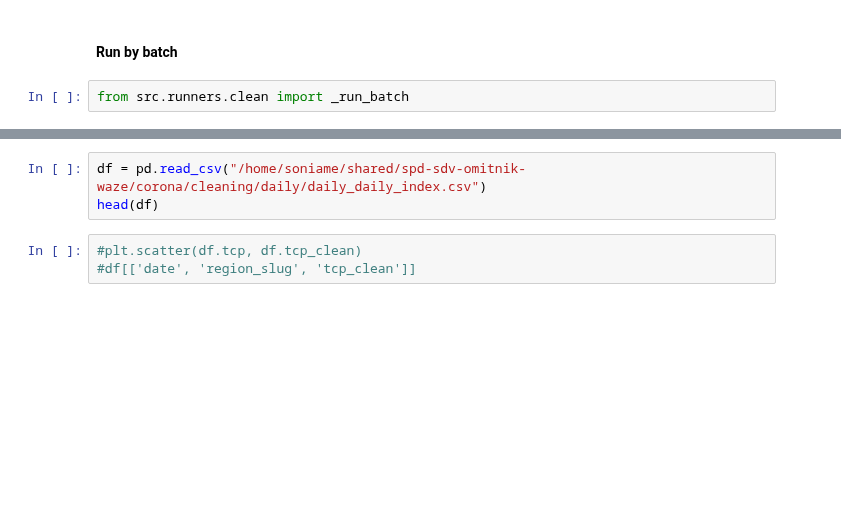
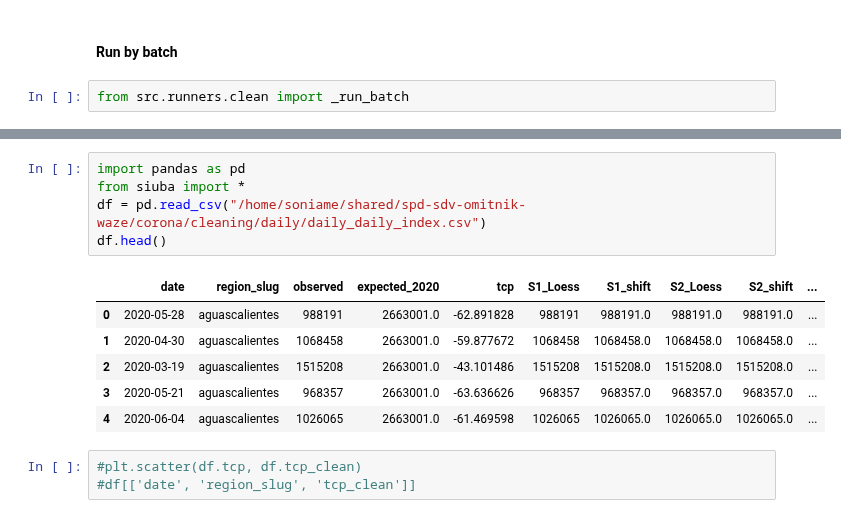
Before and after one commit to EL-BID/IDB-IDB-Invest-Coronavirus-Impact-Dashboard, a Jupyter notebook: notebooks/cleaning_observed_ts_city.ipynb, the cells around one changed output, grey strips where cells are left out. Saved outputs shown, nothing was run; the diff lists cells and outputs as text; blank space fills up the shorter version.

```diff
--- a/notebooks/cleaning_observed_ts_city.ipynb
+++ b/notebooks/cleaning_observed_ts_city.ipynb
@@ -195,6 +214,15 @@ belohorizonte
 # %%
+import pandas as pd
+from siuba import *
 df = pd.read_csv("/home/soniame/shared/spd-sdv-omitnik-waze/corona/cleaning/daily/daily_daily_index.csv")
-head(df)
+df.head()
+# %% [output]
+|  | date | region_slug | observed | expected_2020 | tcp | S1_Loess | S1_shift | S2_Loess | S2_shift | ... |
+| 0 | 2020-05-28 | aguascalientes | 988191 | 2663001.0 | -62.891828 | 988191 | 988191.0 | 988191.0 | 988191.0 | ... |
+| 1 | 2020-04-30 | aguascalientes | 1068458 | 2663001.0 | -59.877672 | 1068458 | 1068458.0 | 1068458.0 | 1068458.0 | ... |
+| 2 | 2020-03-19 | aguascalientes | 1515208 | 2663001.0 | -43.101486 | 1515208 | 1515208.0 | 1515208.0 | 1515208.0 | ... |
+| 3 | 2020-05-21 | aguascalientes | 968357 | 2663001.0 | -63.636626 | 968357 | 968357.0 | 968357.0 | 968357.0 | ... |
+| 4 | 2020-06-04 | aguascalientes | 1026065 | 2663001.0 | -61.469598 | 1026065 | 1026065.0 | 1026065.0 | 1026065.0 | ... |
 # %%
 #plt.scatter(df.tcp, df.tcp_clean)
 #df[['date', 'region_slug', 'tcp_clean']]
```
Also changed, not shown: parts of 5 cells of this notebook.
